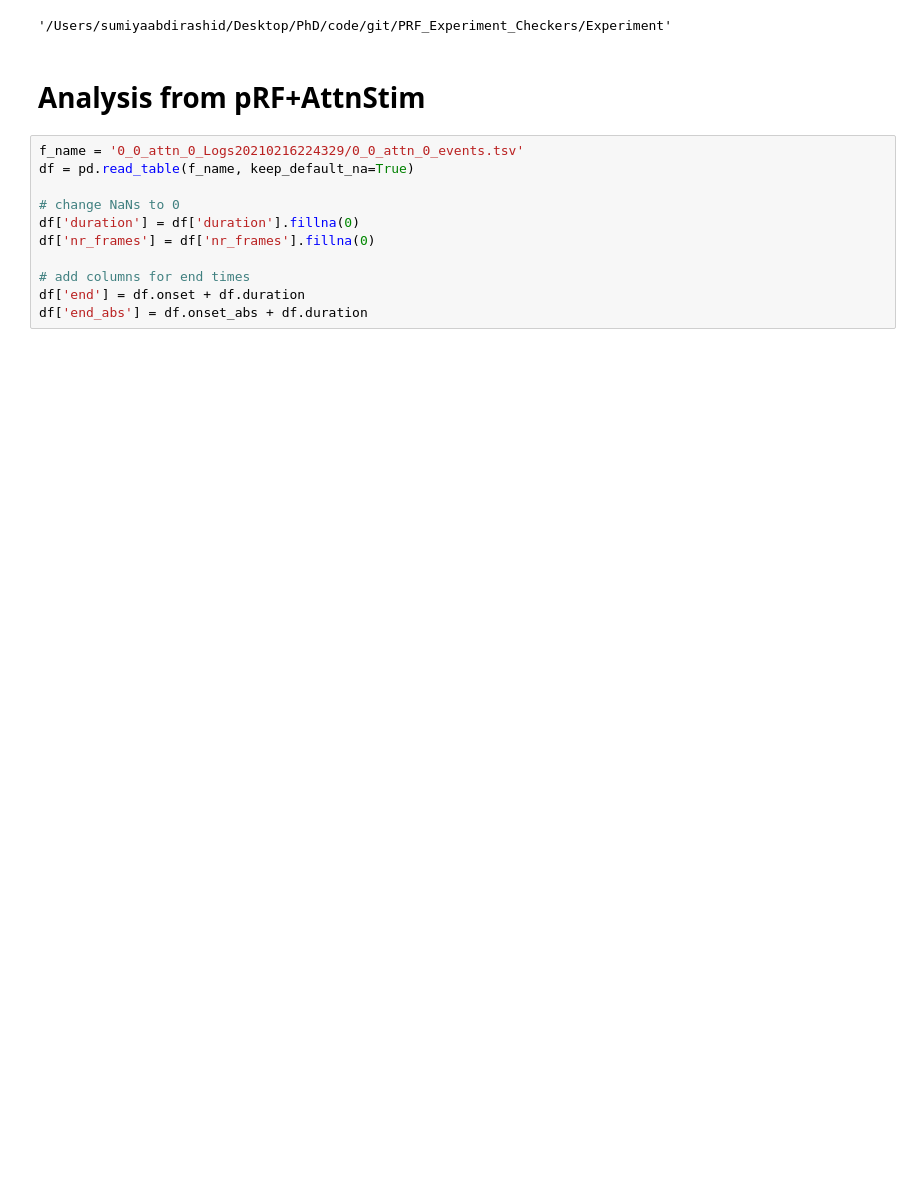
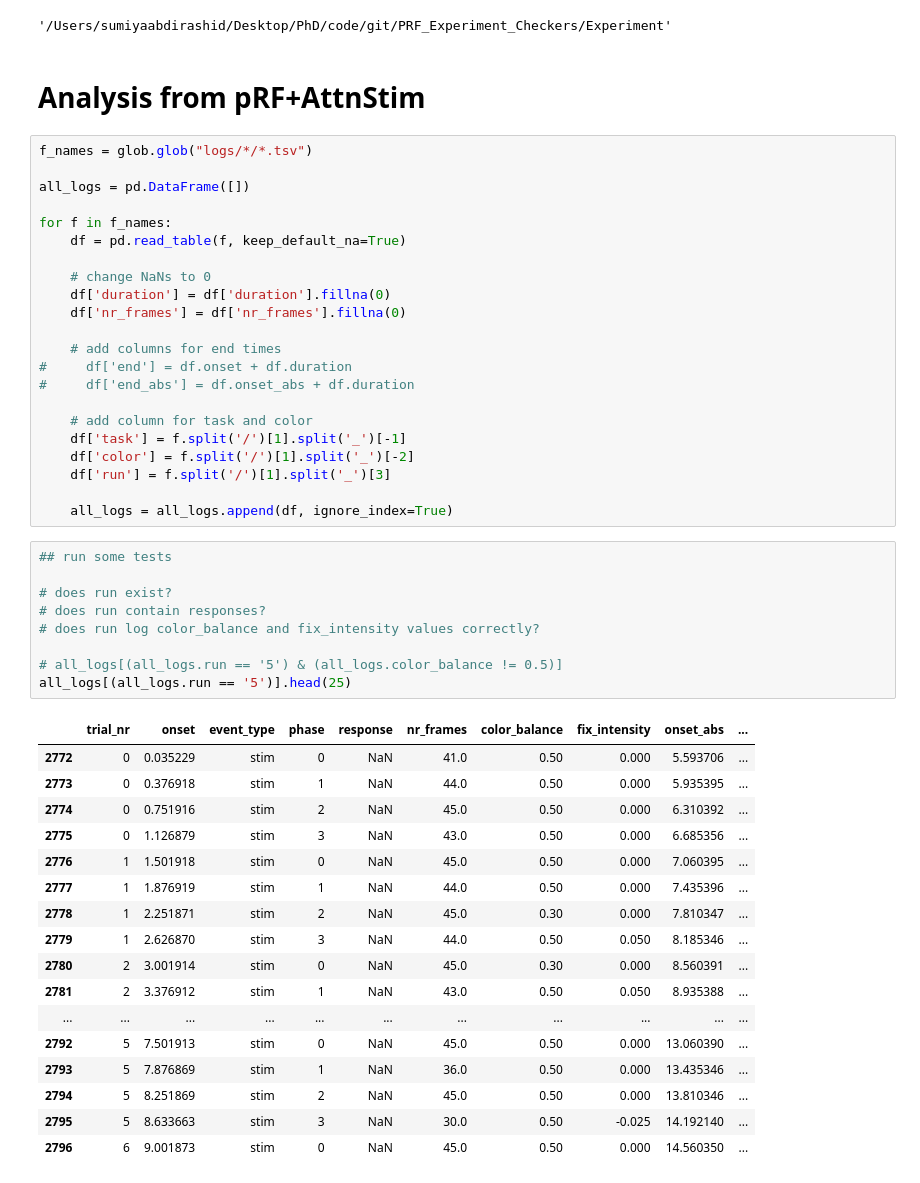
Before and after one commit to sumiyaabdi/PRF_Experiment_Checkers, a Jupyter notebook: Experiment/analysis/analysis.ipynb, the cells around one changed output. Saved outputs shown, nothing was run; the diff lists cells and outputs as text; blank space fills up the shorter version.

```diff
--- a/Experiment/analysis/analysis.ipynb
+++ b/Experiment/analysis/analysis.ipynb
@@ -11,13 +12,51 @@ os.getcwd()
 # %% [markdown]
 # Analysis from pRF+AttnStim
 # %%
-f_name = '0_0_attn_0_Logs20210216224329/0_0_attn_0_events.tsv'
-df = pd.read_table(f_name, keep_default_na=True)
+f_names = glob.glob("logs/*/*.tsv")
 
-# change NaNs to 0
-df['duration'] = df['duration'].fillna(0)
-df['nr_frames'] = df['nr_frames'].fillna(0)
+all_logs = pd.DataFrame([])
 
-# add columns for end times
-df['end'] = df.onset + df.duration
-df['end_abs'] = df.onset_abs + df.duration
+for f in f_names:
+    df = pd.read_table(f, keep_default_na=True)
+
+    # change NaNs to 0
+    df['duration'] = df['duration'].fillna(0)
+    df['nr_frames'] = df['nr_frames'].fillna(0)
+
+    # add columns for end times
+#     df['end'] = df.onset + df.duration
+#     df['end_abs'] = df.onset_abs + df.duration
+
+    # add column for task and color
+    df['task'] = f.split('/')[1].split('_')[-1]
+    df['color'] = f.split('/')[1].split('_')[-2]
+    df['run'] = f.split('/')[1].split('_')[3]
+
+    all_logs = all_logs.append(df, ignore_index=True)
+# %%
+## run some tests
+
+# does run exist?
+# does run contain responses?
+# does run log color_balance and fix_intensity values correctly?
+
+# all_logs[(all_logs.run == '5') & (all_logs.color_balance != 0.5)]
+all_logs[(all_logs.run == '5')].head(25)
+# %% [output]
+|  | trial_nr | onset | event_type | phase | response | nr_frames | color_balance | fix_intensity | onset_abs | ... |
+| 2772 | 0 | 0.035229 | stim | 0 | NaN | 41.0 | 0.50 | 0.000 | 5.593706 | ... |
+| 2773 | 0 | 0.376918 | stim | 1 | NaN | 44.0 | 0.50 | 0.000 | 5.935395 | ... |
+| 2774 | 0 | 0.751916 | stim | 2 | NaN | 45.0 | 0.50 | 0.000 | 6.310392 | ... |
+| 2775 | 0 | 1.126879 | stim | 3 | NaN | 43.0 | 0.50 | 0.000 | 6.685356 | ... |
+| 2776 | 1 | 1.501918 | stim | 0 | NaN | 45.0 | 0.50 | 0.000 | 7.060395 | ... |
+| 2777 | 1 | 1.876919 | stim | 1 | NaN | 44.0 | 0.50 | 0.000 | 7.435396 | ... |
+| 2778 | 1 | 2.251871 | stim | 2 | NaN | 45.0 | 0.30 | 0.000 | 7.810347 | ... |
+| 2779 | 1 | 2.626870 | stim | 3 | NaN | 44.0 | 0.50 | 0.050 | 8.185346 | ... |
+| 2780 | 2 | 3.001914 | stim | 0 | NaN | 45.0 | 0.30 | 0.000 | 8.560391 | ... |
+| 2781 | 2 | 3.376912 | stim | 1 | NaN | 43.0 | 0.50 | 0.050 | 8.935388 | ... |
+| ... | ... | ... | ... | ... | ... | ... | ... | ... | ... | ... |
+| 2792 | 5 | 7.501913 | stim | 0 | NaN | 45.0 | 0.50 | 0.000 | 13.060390 | ... |
+| 2793 | 5 | 7.876869 | stim | 1 | NaN | 36.0 | 0.50 | 0.000 | 13.435346 | ... |
+| 2794 | 5 | 8.251869 | stim | 2 | NaN | 45.0 | 0.50 | 0.000 | 13.810346 | ... |
+| 2795 | 5 | 8.633663 | stim | 3 | NaN | 30.0 | 0.50 | -0.025 | 14.192140 | ... |
+| 2796 | 6 | 9.001873 | stim | 0 | NaN | 45.0 | 0.50 | 0.000 | 14.560350 | ... |
```
Also changed, not shown: parts of 4 cells of this notebook, 1 other file.
